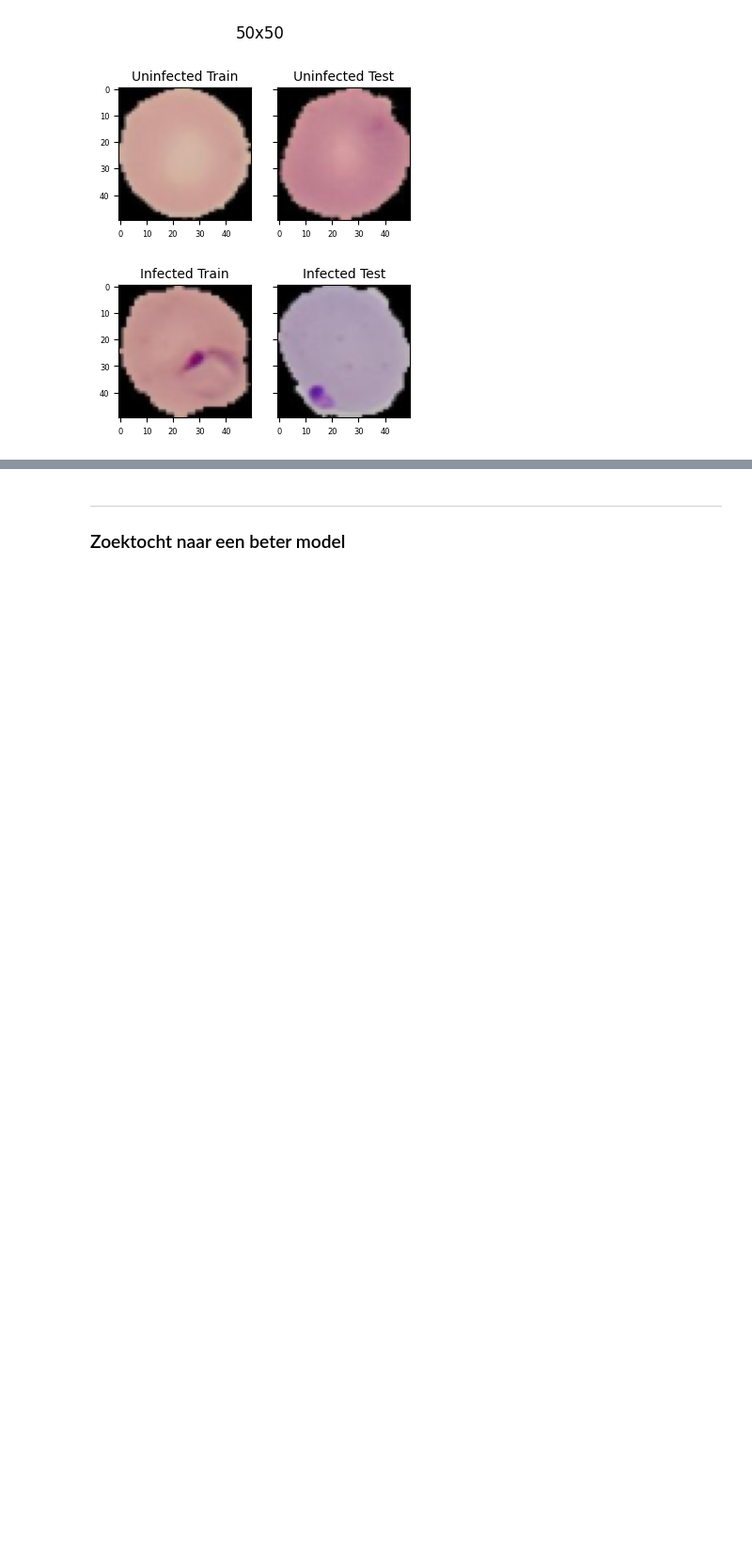
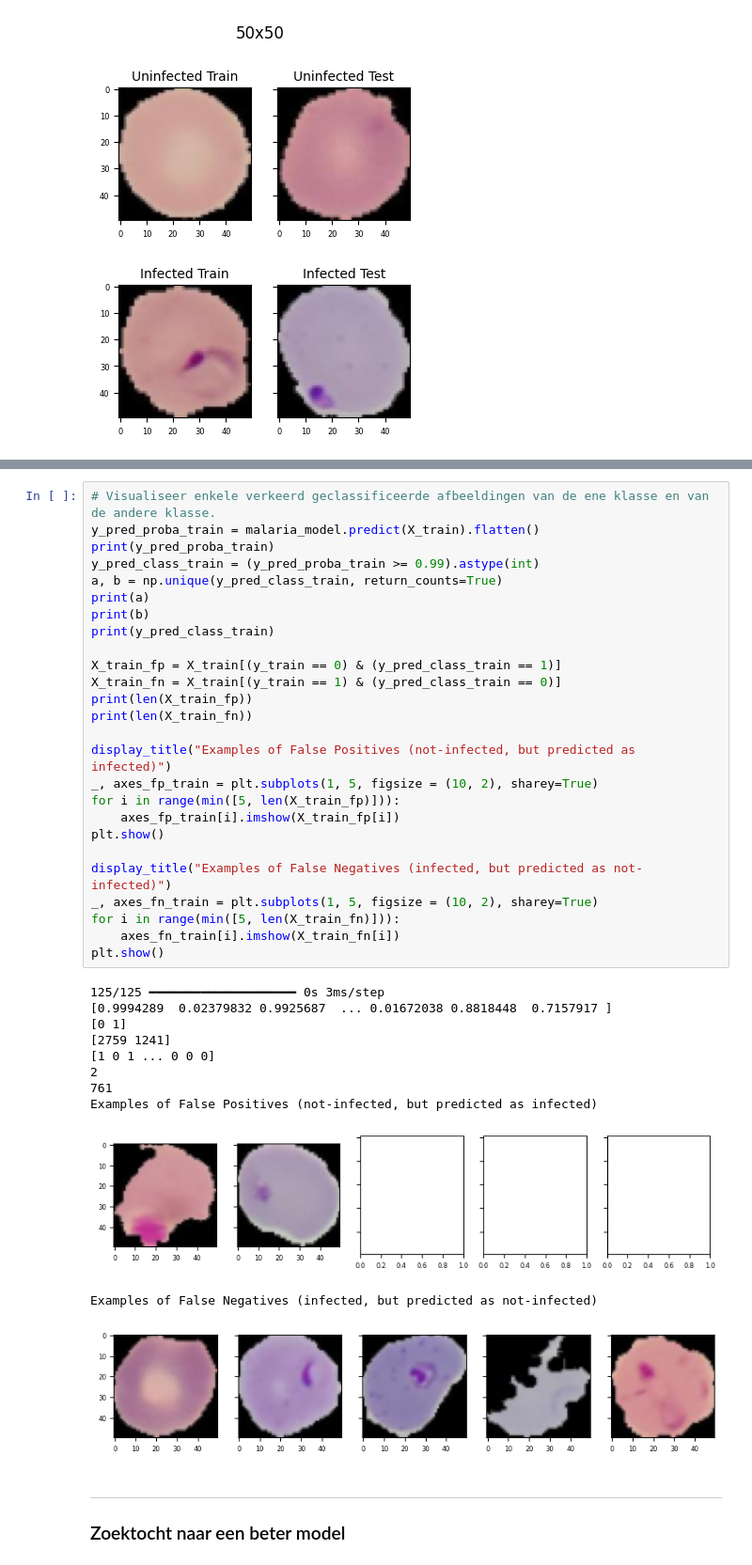
Before and after one commit to samdeleu/howest-dl, a Jupyter notebook: sessie_02/opdracht/opdracht.ipynb, the cells around one changed output, grey strips where cells are left out. Shown at 94% size. Cells and saved outputs as stored; diff of their text form; blank space fills up the shorter version.

```diff
--- a/sessie_02/opdracht/opdracht.ipynb
+++ b/sessie_02/opdracht/opdracht.ipynb
@@ -640,3 +676,41 @@ Examples of False Negatives
+# %%
+# Visualiseer enkele verkeerd geclassificeerde afbeeldingen van de ene klasse en van de andere klasse.
+y_pred_proba_train = malaria_model.predict(X_train).flatten()
+print(y_pred_proba_train)
+y_pred_class_train = (y_pred_proba_train >= 0.99).astype(int)
+a, b = np.unique(y_pred_class_train, return_counts=True)
+print(a)
+print(b)
+print(y_pred_class_train)
+
+X_train_fp = X_train[(y_train == 0) & (y_pred_class_train == 1)]
+X_train_fn = X_train[(y_train == 1) & (y_pred_class_train == 0)]
+print(len(X_train_fp))
+print(len(X_train_fn))
+
+display_title("Examples of False Positives (not-infected, but predicted as infected)")
+_, axes_fp_train = plt.subplots(1, 5, figsize = (10, 2), sharey=True)
+for i in range(min([5, len(X_train_fp)])):
+    axes_fp_train[i].imshow(X_train_fp[i])
+plt.show()
+
+display_title("Examples of False Negatives (infected, but predicted as not-infected)")
+_, axes_fn_train = plt.subplots(1, 5, figsize = (10, 2), sharey=True)
+for i in range(min([5, len(X_train_fn)])):
+    axes_fn_train[i].imshow(X_train_fn[i])
+plt.show()
+# %% [output]
+125/125 ━━━━━━━━━━━━━━━━━━━━ 0s 3ms/step
+[0.9994289  0.02379832 0.9925687  ... 0.01672038 0.8818448  0.7157917 ]
+[0 1]
+[2759 1241]
+[1 0 1 ... 0 0 0]
+2
+761
+Examples of False Positives (not-infected, but predicted as infected)
+[figure, added]
+Examples of False Negatives (infected, but predicted as not-infected)
+[figure, added]
 # %% [markdown]
 ---
 
```
Also changed, not shown: parts of 10 cells of this notebook, 16 other files.
